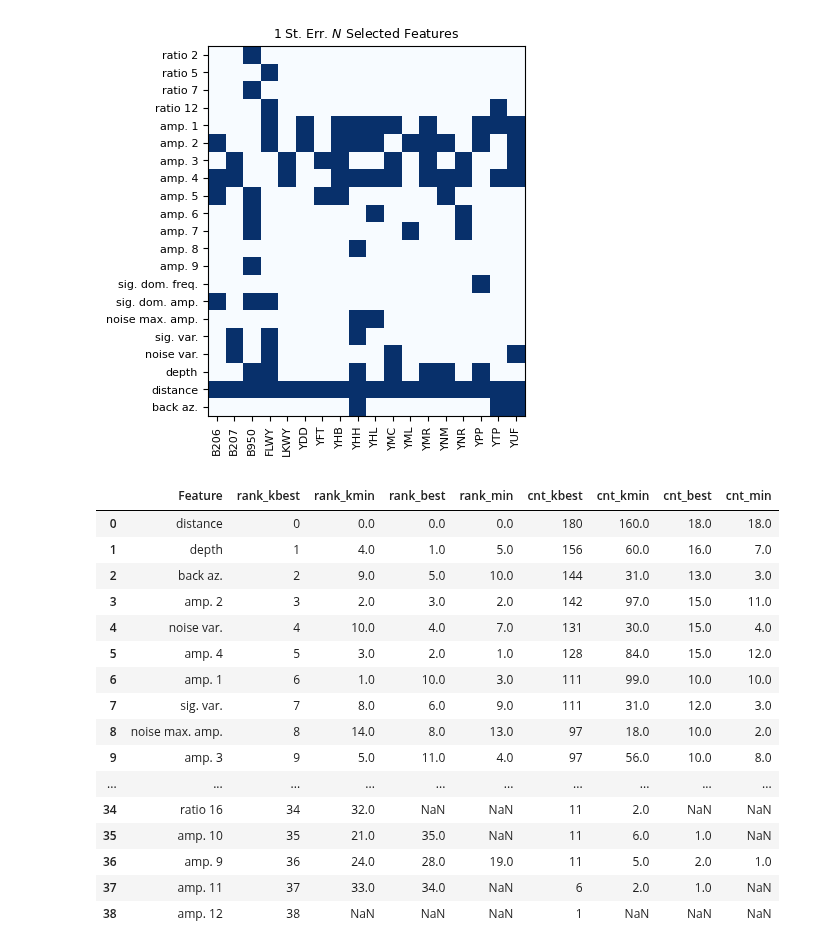
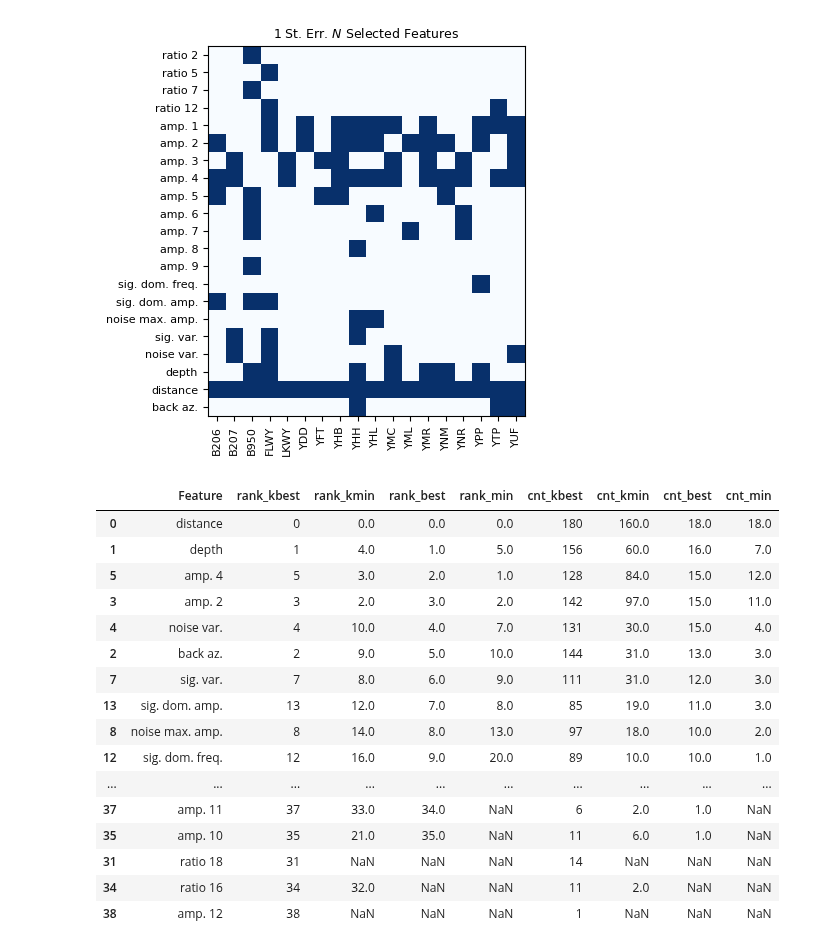
Before and after one commit to armstrong06/featmag, a Jupyter notebook: notebooks_feature_selection/rfecvAllSStationsResults.ipynb, the cells around one changed output. Saved outputs shown, nothing was run; the diff lists cells and outputs as text; code cells hidden in the pictures.

```diff
--- a/notebooks_feature_selection/rfecvAllSStationsResults.ipynb
+++ b/notebooks_feature_selection/rfecvAllSStationsResults.ipynb
@@ -370,22 +370,22 @@ sum_merge=best_feat_summary_df.merge(oste_feat_summary_df, on='Feature', suffixe
 # %%
 sum_merge[['Feature', 'rank_kbest',  'rank_kmin',
                     'rank_best', 'rank_min', 'cnt_kbest',
-                      'cnt_kmin', 'cnt_best','cnt_min']]
+                      'cnt_kmin', 'cnt_best','cnt_min']].sort_values('rank_best')
 # %% [output]
 |  | Feature | rank_kbest | rank_kmin | rank_best | rank_min | cnt_kbest | cnt_kmin | cnt_best | cnt_min |
 | 0 | distance | 0 | 0.0 | 0.0 | 0.0 | 180 | 160.0 | 18.0 | 18.0 |
 | 1 | depth | 1 | 4.0 | 1.0 | 5.0 | 156 | 60.0 | 16.0 | 7.0 |
-| 2 | back az. | 2 | 9.0 | 5.0 | 10.0 | 144 | 31.0 | 13.0 | 3.0 |
+| 5 | amp. 4 | 5 | 3.0 | 2.0 | 1.0 | 128 | 84.0 | 15.0 | 12.0 |
 | 3 | amp. 2 | 3 | 2.0 | 3.0 | 2.0 | 142 | 97.0 | 15.0 | 11.0 |
 | 4 | noise var. | 4 | 10.0 | 4.0 | 7.0 | 131 | 30.0 | 15.0 | 4.0 |
-| 5 | amp. 4 | 5 | 3.0 | 2.0 | 1.0 | 128 | 84.0 | 15.0 | 12.0 |
-| 6 | amp. 1 | 6 | 1.0 | 10.0 | 3.0 | 111 | 99.0 | 10.0 | 10.0 |
+| 2 | back az. | 2 | 9.0 | 5.0 | 10.0 | 144 | 31.0 | 13.0 | 3.0 |
 | 7 | sig. var. | 7 | 8.0 | 6.0 | 9.0 | 111 | 31.0 | 12.0 | 3.0 |
+| 13 | sig. dom. amp. | 13 | 12.0 | 7.0 | 8.0 | 85 | 19.0 | 11.0 | 3.0 |
 | 8 | noise max. amp. | 8 | 14.0 | 8.0 | 13.0 | 97 | 18.0 | 10.0 | 2.0 |
-| 9 | amp. 3 | 9 | 5.0 | 11.0 | 4.0 | 97 | 56.0 | 10.0 | 8.0 |
+| 12 | sig. dom. freq. | 12 | 16.0 | 9.0 | 20.0 | 89 | 10.0 | 10.0 | 1.0 |
 | ... | ... | ... | ... | ... | ... | ... | ... | ... | ... |
+| 37 | amp. 11 | 37 | 33.0 | 34.0 | NaN | 6 | 2.0 | 1.0 | NaN |
+| 35 | amp. 10 | 35 | 21.0 | 35.0 | NaN | 11 | 6.0 | 1.0 | NaN |
+| 31 | ratio 18 | 31 | NaN | NaN | NaN | 14 | NaN | NaN | NaN |
 | 34 | ratio 16 | 34 | 32.0 | NaN | NaN | 11 | 2.0 | NaN | NaN |
-| 35 | amp. 10 | 35 | 21.0 | 35.0 | NaN | 11 | 6.0 | 1.0 | NaN |
-| 36 | amp. 9 | 36 | 24.0 | 28.0 | 19.0 | 11 | 5.0 | 2.0 | 1.0 |
-| 37 | amp. 11 | 37 | 33.0 | 34.0 | NaN | 6 | 2.0 | 1.0 | NaN |
 | 38 | amp. 12 | 38 | NaN | NaN | NaN | 1 | NaN | NaN | NaN |
```
Also changed, not shown: parts of 1 cell of this notebook, 4 other files.
